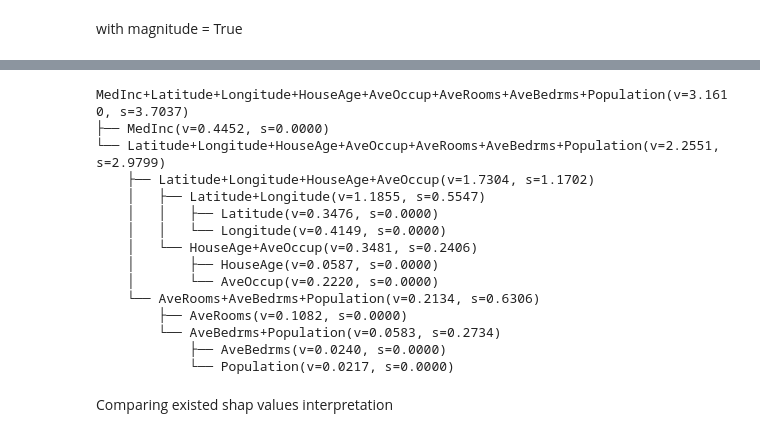
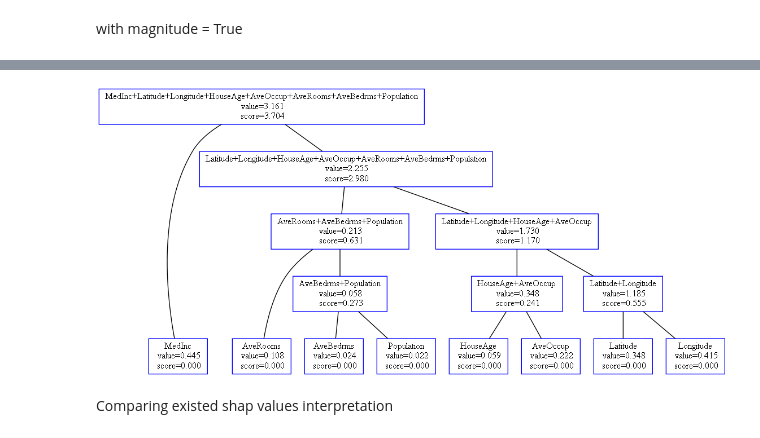
Before and after one commit to simonjisu/FeatureInteractionTree, a Jupyter notebook: notebooks/Finer Granularity Explanation.ipynb, the cells around one changed output, grey strips where cells are left out. Saved outputs shown, nothing was run; the diff lists cells and outputs as text; code cells hidden in the pictures.

```diff
--- a/notebooks/Finer Granularity Explanation.ipynb
+++ b/notebooks/Finer Granularity Explanation.ipynb
@@ -188,24 +184,10 @@ Population+Latitude+Longitude+MedInc+AveOccup+HouseAge+AveRooms+AveBedrms(v=3.16
 # %%
 # global tree with 'ratio' method(magnitude=True)
 nodes = tree_builder.build('ratio',
     shap_interactions=shap_interaction_values, feature_names=X_test.columns, top_n=top_n, magnitude=magnitude)
-tree_builder
+tree_builder.show_tree(nodes)
 # %% [output]
-MedInc+Latitude+Longitude+HouseAge+AveOccup+AveRooms+AveBedrms+Population(v=3.1610, s=3.7037)
-├── MedInc(v=0.4452, s=0.0000)
-└── Latitude+Longitude+HouseAge+AveOccup+AveRooms+AveBedrms+Population(v=2.2551, s=2.9799)
-    ├── Latitude+Longitude+HouseAge+AveOccup(v=1.7304, s=1.1702)
-    │   ├── Latitude+Longitude(v=1.1855, s=0.5547)
-    │   │   ├── Latitude(v=0.3476, s=0.0000)
-    │   │   └── Longitude(v=0.4149, s=0.0000)
-    │   └── HouseAge+AveOccup(v=0.3481, s=0.2406)
-    │       ├── HouseAge(v=0.0587, s=0.0000)
-    │       └── AveOccup(v=0.2220, s=0.0000)
-    └── AveRooms+AveBedrms+Population(v=0.2134, s=0.6306)
-        ├── AveRooms(v=0.1082, s=0.0000)
-        └── AveBedrms+Population(v=0.0583, s=0.2734)
-            ├── AveBedrms(v=0.0240, s=0.0000)
-            └── Population(v=0.0217, s=0.0000)
+[figure, added]
 # %% [markdown]
 Comparing existed shap values interpretation
 # %%
```
Also changed, not shown: parts of 14 cells of this notebook.
